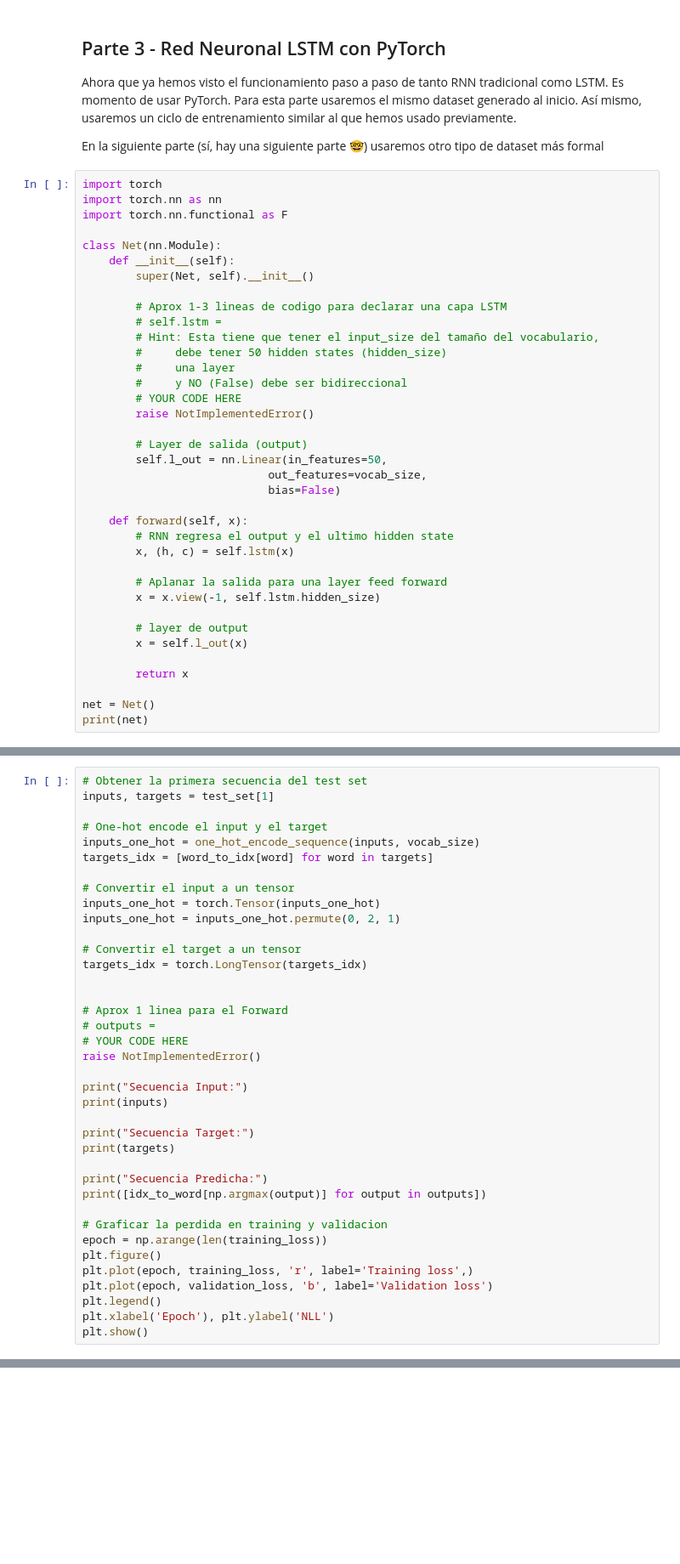
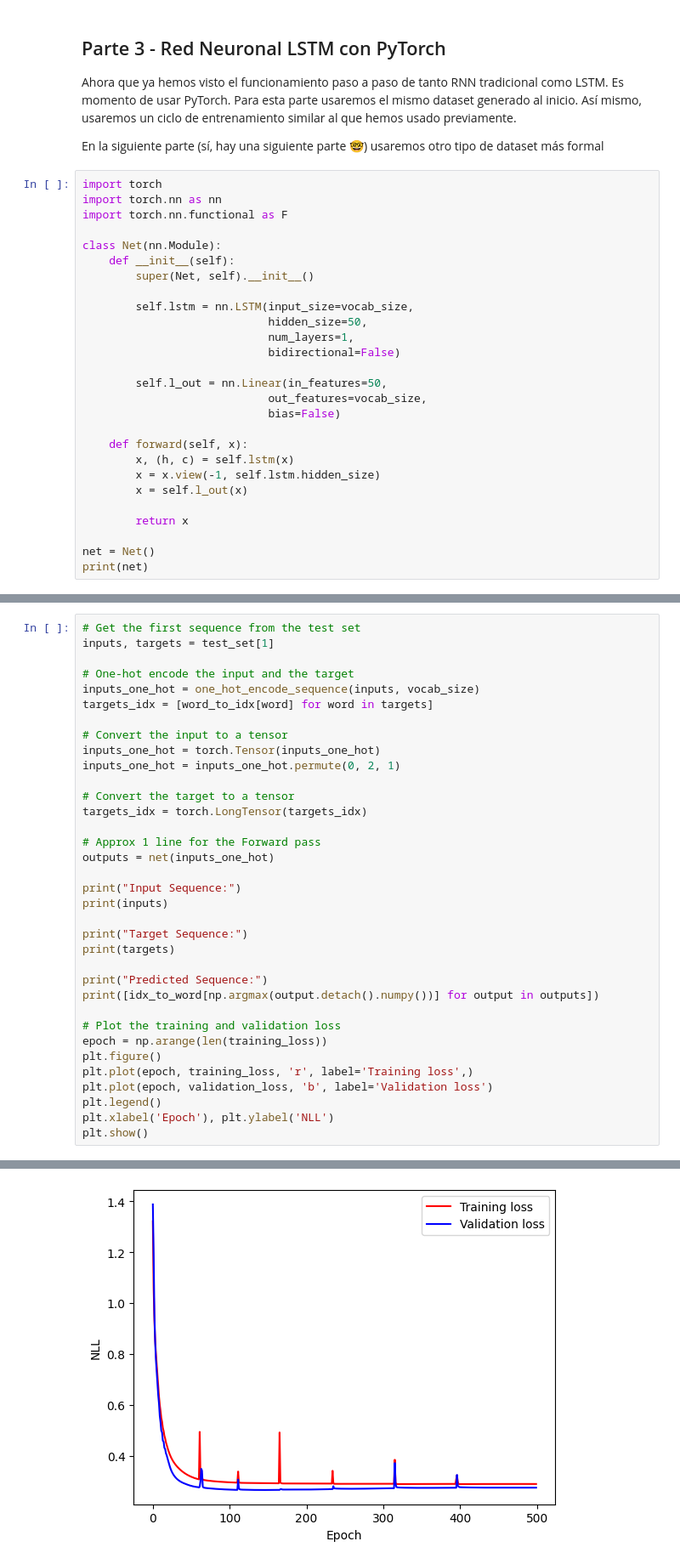
Before and after one commit to bl33h/lstm, a Jupyter notebook: src/lab3-1.ipynb, the cells around one changed output, grey strips where cells are left out. Shown at 85% size. Saved outputs shown, nothing was run; the diff lists cells and outputs as text; blank space fills up the shorter version.

```diff
--- a/src/lab3-1.ipynb
+++ b/src/lab3-1.ipynb
@@ -1345,28 +1345,18 @@ class Net(nn.Module):
     def __init__(self):
         super(Net, self).__init__()
 
-        # Aprox 1-3 lineas de codigo para declarar una capa LSTM
-        # self.lstm =
-        # Hint: Esta tiene que tener el input_size del tamaño del vocabulario,
-        #     debe tener 50 hidden states (hidden_size)
-        #     una layer
-        #     y NO (False) debe ser bidireccional
-        # YOUR CODE HERE
-        raise NotImplementedError()
+        self.lstm = nn.LSTM(input_size=vocab_size,
+                            hidden_size=50,
+                            num_layers=1,
+                            bidirectional=False)
 
-        # Layer de salida (output)
         self.l_out = nn.Linear(in_features=50,
                             out_features=vocab_size,
                             bias=False)
 
     def forward(self, x):
-        # RNN regresa el output y el ultimo hidden state
         x, (h, c) = self.lstm(x)
-
-        # Aplanar la salida para una layer feed forward
         x = x.view(-1, self.lstm.hidden_size)
-
-        # layer de output
         x = self.l_out(x)
 
         return x
@@ -1482,34 +1492,31 @@ with tick.marks(5):
 # %%
-# Obtener la primera secuencia del test set
+# Get the first sequence from the test set
 inputs, targets = test_set[1]
 
-# One-hot encode el input y el target
+# One-hot encode the input and the target
 inputs_one_hot = one_hot_encode_sequence(inputs, vocab_size)
 targets_idx = [word_to_idx[word] for word in targets]
 
-# Convertir el input a un tensor
+# Convert the input to a tensor
 inputs_one_hot = torch.Tensor(inputs_one_hot)
 inputs_one_hot = inputs_one_hot.permute(0, 2, 1)
 
-# Convertir el target a un tensor
+# Convert the target to a tensor
 targets_idx = torch.LongTensor(targets_idx)
 
+# Approx 1 line for the Forward pass
+outputs = net(inputs_one_hot)
 
-# Aprox 1 linea para el Forward
-# outputs =
-# YOUR CODE HERE
-raise NotImplementedError()
-
-print("Secuencia Input:")
+print("Input Sequence:")
 print(inputs)
 
-print("Secuencia Target:")
+print("Target Sequence:")
 print(targets)
 
-print("Secuencia Predicha:")
-print([idx_to_word[np.argmax(output)] for output in outputs])
+print("Predicted Sequence:")
+print([idx_to_word[np.argmax(output.detach().numpy())] for output in outputs])
 
-# Graficar la perdida en training y validacion
+# Plot the training and validation loss
 epoch = np.arange(len(training_loss))
 plt.figure()
 plt.plot(epoch, training_loss, 'r', label='Training loss',)
@@ -1517,3 +1524,4 @@ plt.plot(epoch, validation_loss, 'b', label='Validation loss')
 plt.legend()
 plt.xlabel('Epoch'), plt.ylabel('NLL')
 plt.show()
+# %% [output]
@@ -1520,3 +1534,4 @@ plt.show()
+[figure, added]
 # %% [markdown]
 #### Preguntas
 
```
Also changed, not shown: parts of 5 cells of this notebook.
